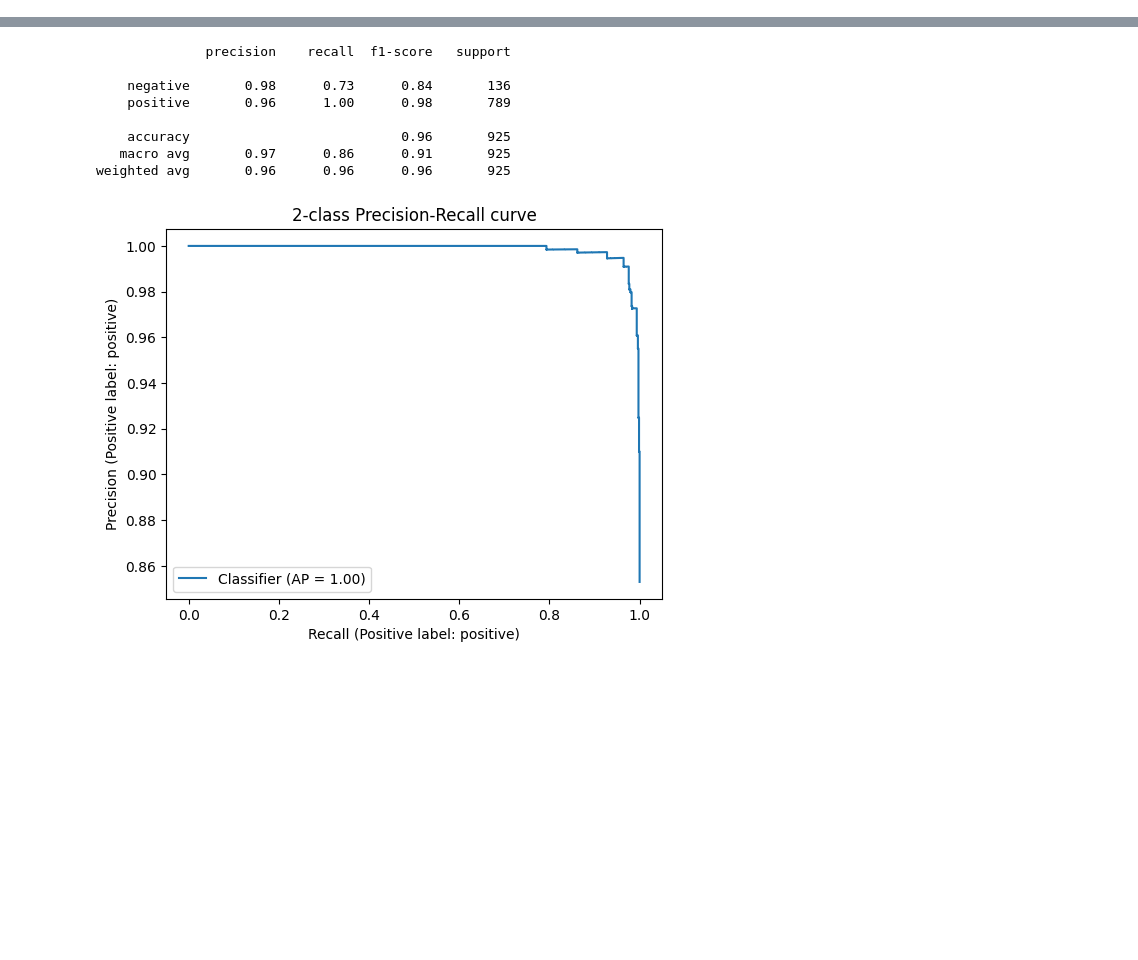
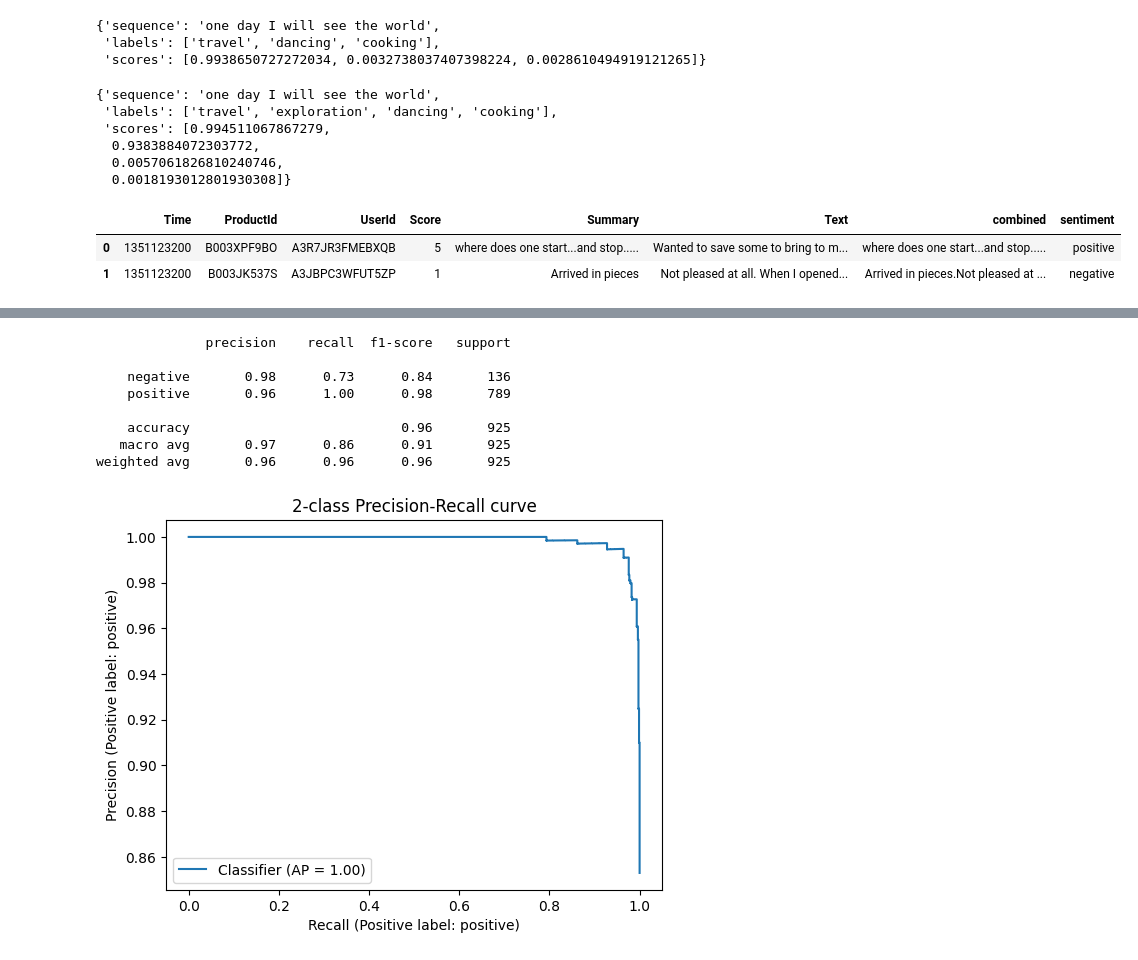
Before and after one commit to krishnannarayanaswamy/GenAI-Relevance-LLM-demo, a Jupyter notebook: ZeroShotClassification_Performance.ipynb, the cells around one changed output, grey strips where cells are left out. Drawn from its saved outputs; the diff is of its cells as text; code cells hidden in the pictures; blank space fills up the shorter version.

```diff
--- a/ZeroShotClassification_Performance.ipynb
+++ b/ZeroShotClassification_Performance.ipynb
@@ -30,0 +37,36 @@ Requirement already satisfied: numpy<1.27.0,>=1.19.5 in /usr/local/lib/python3.1
+# %%
+sequence_to_classify = "one day I will see the world"
+candidate_labels = ['travel', 'cooking', 'dancing']
+
+classifier(sequence_to_classify, candidate_labels)
+# %% [output]
+{'sequence': 'one day I will see the world',
+ 'labels': ['travel', 'dancing', 'cooking'],
+ 'scores': [0.9938650727272034, 0.0032738037407398224, 0.0028610494919121265]}
+# %%
+candidate_labels = ['travel', 'cooking', 'dancing', 'exploration']
+classifier(sequence_to_classify, candidate_labels, multi_label=True)
+# %% [output]
+{'sequence': 'one day I will see the world',
+ 'labels': ['travel', 'exploration', 'dancing', 'cooking'],
+ 'scores': [0.994511067867279,
+  0.9383884072303772,
+  0.0057061826810240746,
+  0.0018193012801930308]}
+# %%
+import pandas as pd
+df = pd.read_csv('fine_food_reviews_1k.csv')
+df = df[["Time", "ProductId", "UserId", "Score", "Summary", "Text"]]
+df = df.dropna()
+df["combined"] = (
+     df.Summary.str.strip() + "." + df.Text.str.strip()
+)
+# convert 5-star rating to binary sentiment
+df = df[df.Score != 3]
+df["sentiment"] = df.Score.replace({1: "negative", 2: "negative", 4: "positive", 5: "positive"})
+
+df.head(2)
+# %% [output]
+|  | Time | ProductId | UserId | Score | Summary | Text | combined | sentiment |
+| 0 | 1351123200 | B003XPF9BO | A3R7JR3FMEBXQB | 5 | where does one start...and stop..... | Wanted to save some to bring to m... | where does one start...and stop..... | positive |
+| 1 | 1351123200 | B003JK537S | A3JBPC3WFUT5ZP | 1 | Arrived in pieces | Not pleased at all. When I opened... | Arrived in pieces.Not pleased at ... | negative |
```
Also changed, not shown: parts of 7 cells of this notebook.
